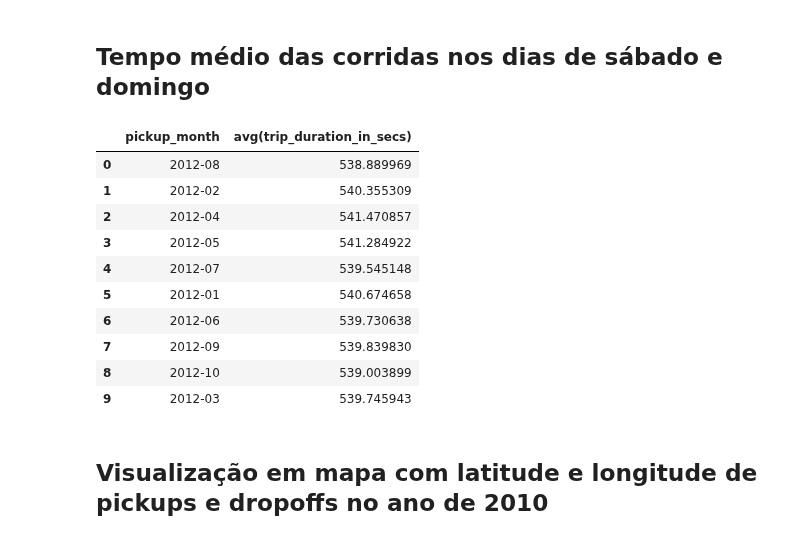
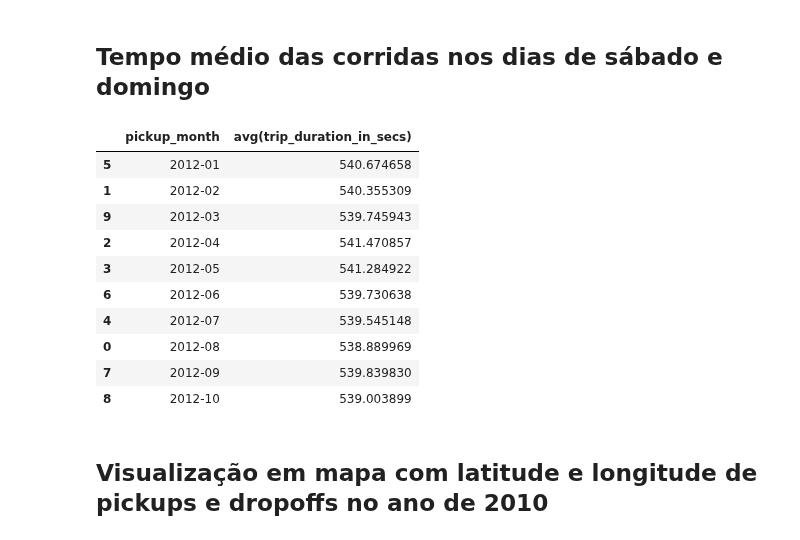
Before and after one commit to gabfr/data-engineering-nanodegree, a Jupyter notebook: explorations/nyc-taxi-challenge.ipynb, the cells around one changed output. Saved outputs shown, nothing was run; the diff lists cells and outputs as text; code cells hidden in the pictures.

```diff
--- a/explorations/nyc-taxi-challenge.ipynb
+++ b/explorations/nyc-taxi-challenge.ipynb
@@ -314,39 +314,37 @@ plt.show()
 # %%
 from pyspark.sql.functions import (col, lower, to_timestamp, date_format, to_date, unix_timestamp)
 
 trips_on_weekend = (
     trips_df
             .withColumn('pickup_datetime_ts', to_timestamp(col('pickup_datetime'), "yyyy-MM-dd'T'HH:mm:ss"))
             .withColumn('dropoff_datetime_ts', to_timestamp(col('dropoff_datetime'), "yyyy-MM-dd'T'HH:mm:ss"))
             .withColumn('trip_duration_in_secs', unix_timestamp(col('dropoff_datetime_ts')) - unix_timestamp(col('pickup_datetime_ts')))
 #             .withColumn('pickup_year', date_format(to_date(col('pickup_datetime_ts'), 'yyyy-MM-dd'), 'yyyy'))
             .withColumn('pickup_month', date_format(to_date(col('pickup_datetime_ts'), 'yyyy-MM'), 'yyyy-MM'))
 #             .withColumn('pickup_date', to_date(col('pickup_datetime_ts'), 'yyyy-MM-dd'))
             .withColumn('pickup_dayofweek', lower(date_format(col('pickup_datetime_ts'), 'EEEE')))
             .where(col('pickup_dayofweek').isin(['saturday', 'sunday']))
             .select(
                 col('pickup_month'),
                 col('trip_duration_in_secs')
             )
             .groupBy('pickup_month')
             .avg()
 
 )
 
- #TODO: https://stackoverflow.com/questions/44821206/pyspark-difference-between-two-dates-cast-timestamptype-datediff
-
-trips_on_weekend.limit(10).toPandas()
+trips_on_weekend.limit(10).toPandas().sort_values(by=['pickup_month'])
 # %% [output]
 |  | pickup_month | avg(trip_duration_in_secs) |
-| 0 | 2012-08 | 538.889969 |
+| 5 | 2012-01 | 540.674658 |
 | 1 | 2012-02 | 540.355309 |
+| 9 | 2012-03 | 539.745943 |
 | 2 | 2012-04 | 541.470857 |
 | 3 | 2012-05 | 541.284922 |
+| 6 | 2012-06 | 539.730638 |
 | 4 | 2012-07 | 539.545148 |
-| 5 | 2012-01 | 540.674658 |
-| 6 | 2012-06 | 539.730638 |
+| 0 | 2012-08 | 538.889969 |
 | 7 | 2012-09 | 539.839830 |
 | 8 | 2012-10 | 539.003899 |
-| 9 | 2012-03 | 539.745943 |
 # %% [markdown]
 ## Visualização em mapa com latitude e longitude de pickups e dropoffs no ano de 2010
```
Also changed, not shown: parts of 6 cells of this notebook.
